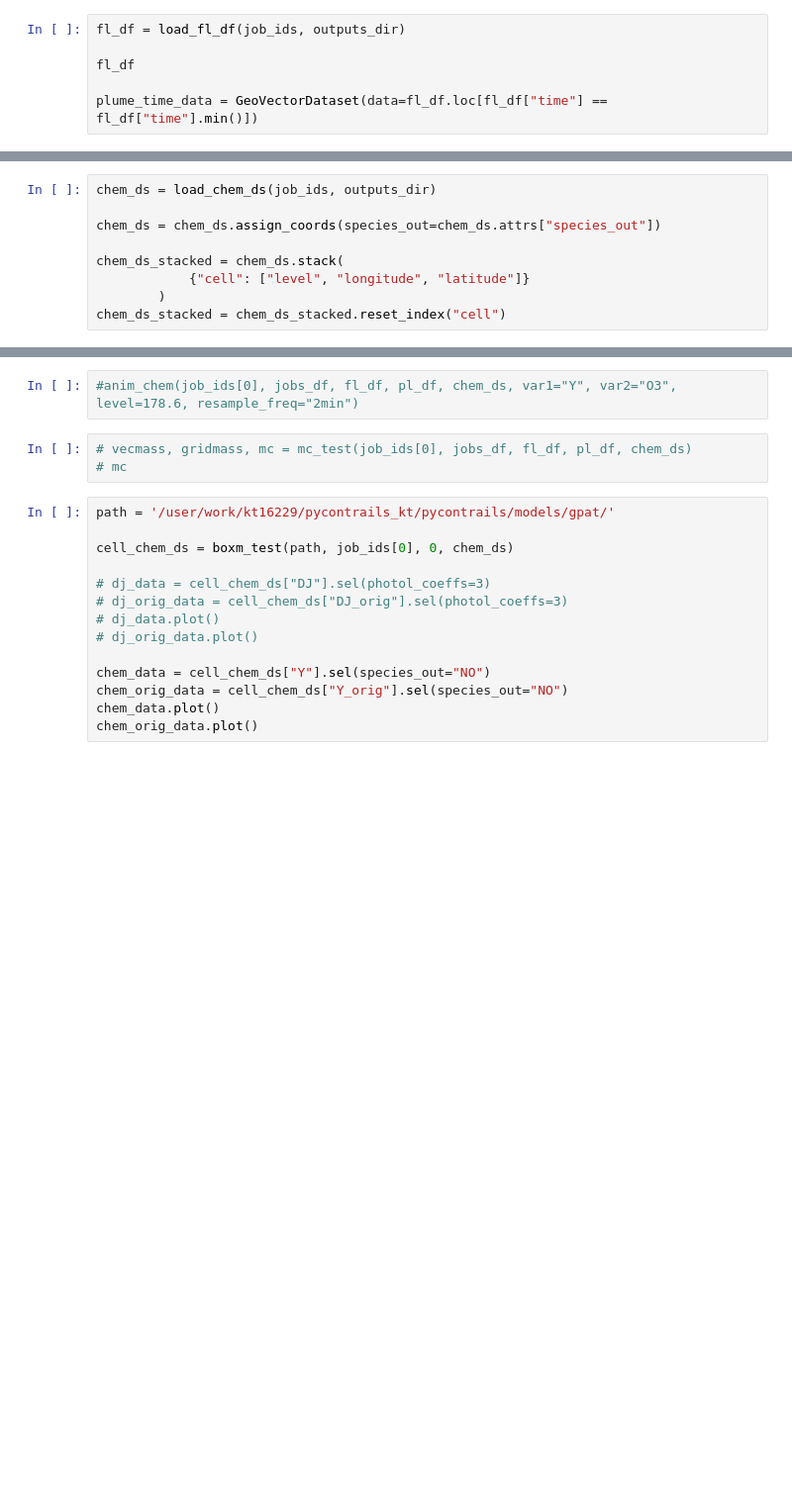
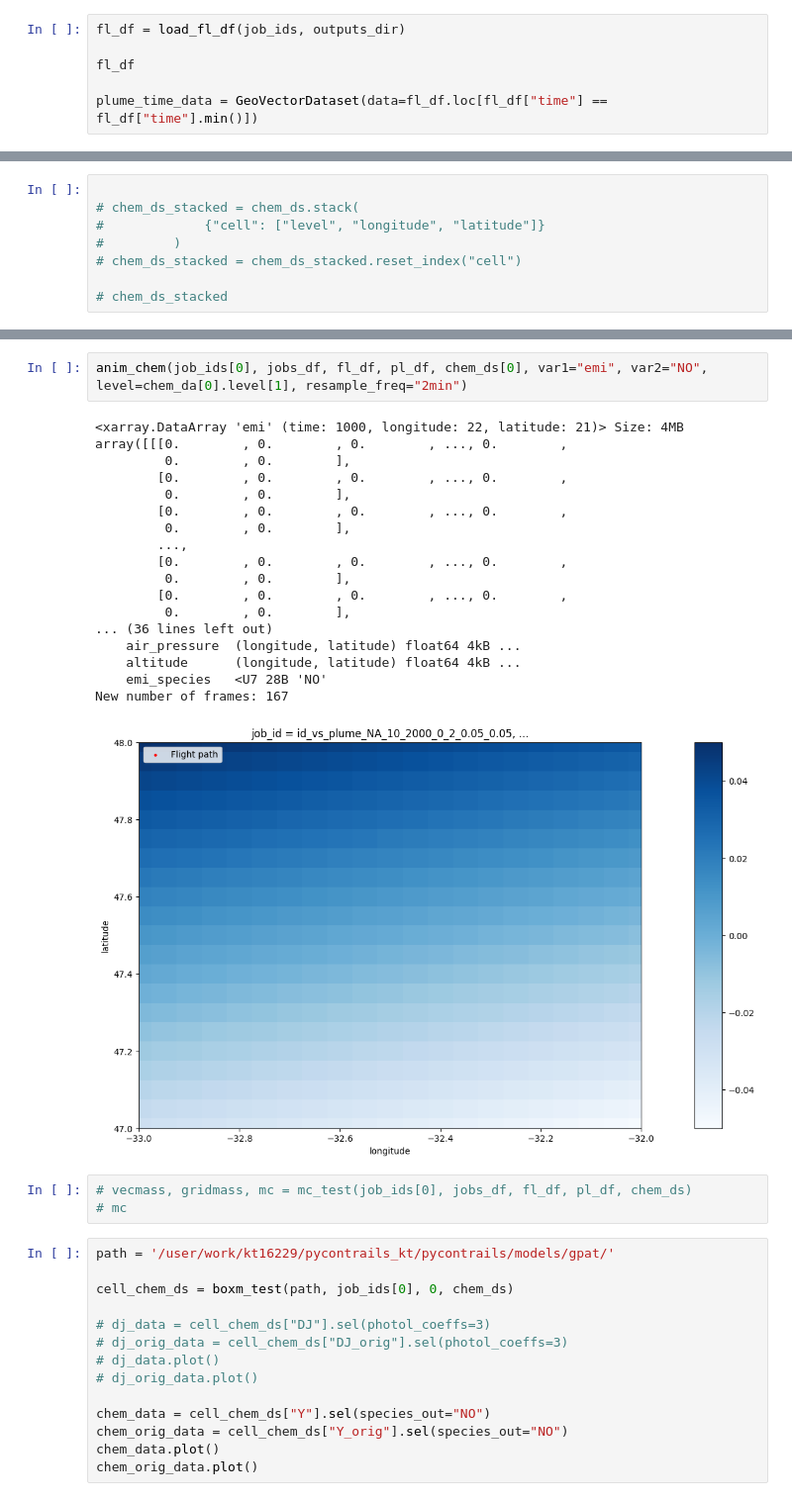
Before and after one commit to ktait98/pycontrails_kt, a Jupyter notebook: pycontrails/models/gpat/pp_gpat.ipynb, the cells around one changed output, grey strips where cells are left out. Shown at 99% size. Cells and saved outputs as stored; diff of their text form; blank space fills up the shorter version.

```diff
--- a/pycontrails/models/gpat/pp_gpat.ipynb
+++ b/pycontrails/models/gpat/pp_gpat.ipynb
@@ -103,11 +139,10 @@ pl_df
 # %%
-chem_ds = load_chem_ds(job_ids, outputs_dir)
 
-chem_ds = chem_ds.assign_coords(species_out=chem_ds.attrs["species_out"])
+# chem_ds_stacked = chem_ds.stack(
+#             {"cell": ["level", "longitude", "latitude"]}
+#         )
+# chem_ds_stacked = chem_ds_stacked.reset_index("cell")
 
-chem_ds_stacked = chem_ds.stack(
-            {"cell": ["level", "longitude", "latitude"]}
-        )
-chem_ds_stacked = chem_ds_stacked.reset_index("cell")
+# chem_ds_stacked
 # %%
 
@@ -135,7 +170,26 @@ chem_data.plot()
 # for s, species in enumerate(chem_ds["species"].values):
 #     print(chem_ds["bg_chem"].isel(level=1,latitude=0,longitude=0, species=s).values)
 # %%
-#anim_chem(job_ids[0], jobs_df, fl_df, pl_df, chem_ds, var1="Y", var2="O3", level=178.6, resample_freq="2min")
+anim_chem(job_ids[0], jobs_df, fl_df, pl_df, chem_ds[0], var1="emi", var2="NO", level=chem_da[0].level[1], resample_freq="2min")
+# %% [output]
+<xarray.DataArray 'emi' (time: 1000, longitude: 22, latitude: 21)> Size: 4MB
+array([[[0.        , 0.        , 0.        , ..., 0.        ,
+         0.        , 0.        ],
+        [0.        , 0.        , 0.        , ..., 0.        ,
+         0.        , 0.        ],
+        [0.        , 0.        , 0.        , ..., 0.        ,
+         0.        , 0.        ],
+        ...,
+        [0.        , 0.        , 0.        , ..., 0.        ,
+         0.        , 0.        ],
+        [0.        , 0.        , 0.        , ..., 0.        ,
+         0.        , 0.        ],
+... (36 lines left out)
+    air_pressure  (longitude, latitude) float64 4kB ...
+    altitude      (longitude, latitude) float64 4kB ...
+    emi_species   <U7 28B 'NO'
+New number of frames: 167
+[figure, added]
 # %%
 # vecmass, gridmass, mc = mc_test(job_ids[0], jobs_df, fl_df, pl_df, chem_ds)
 # mc
```
Also changed, not shown: parts of 10 cells of this notebook, 3 other files.
